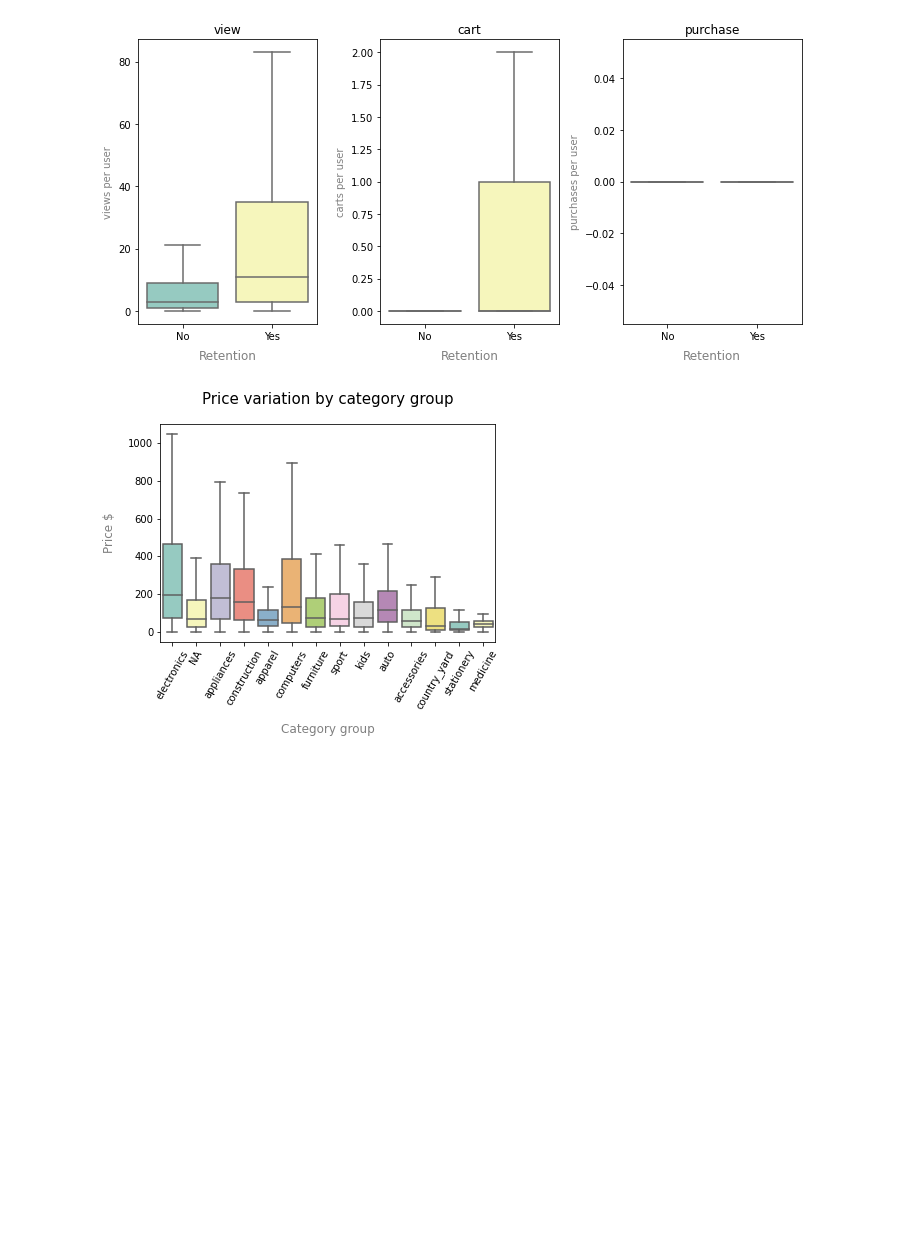
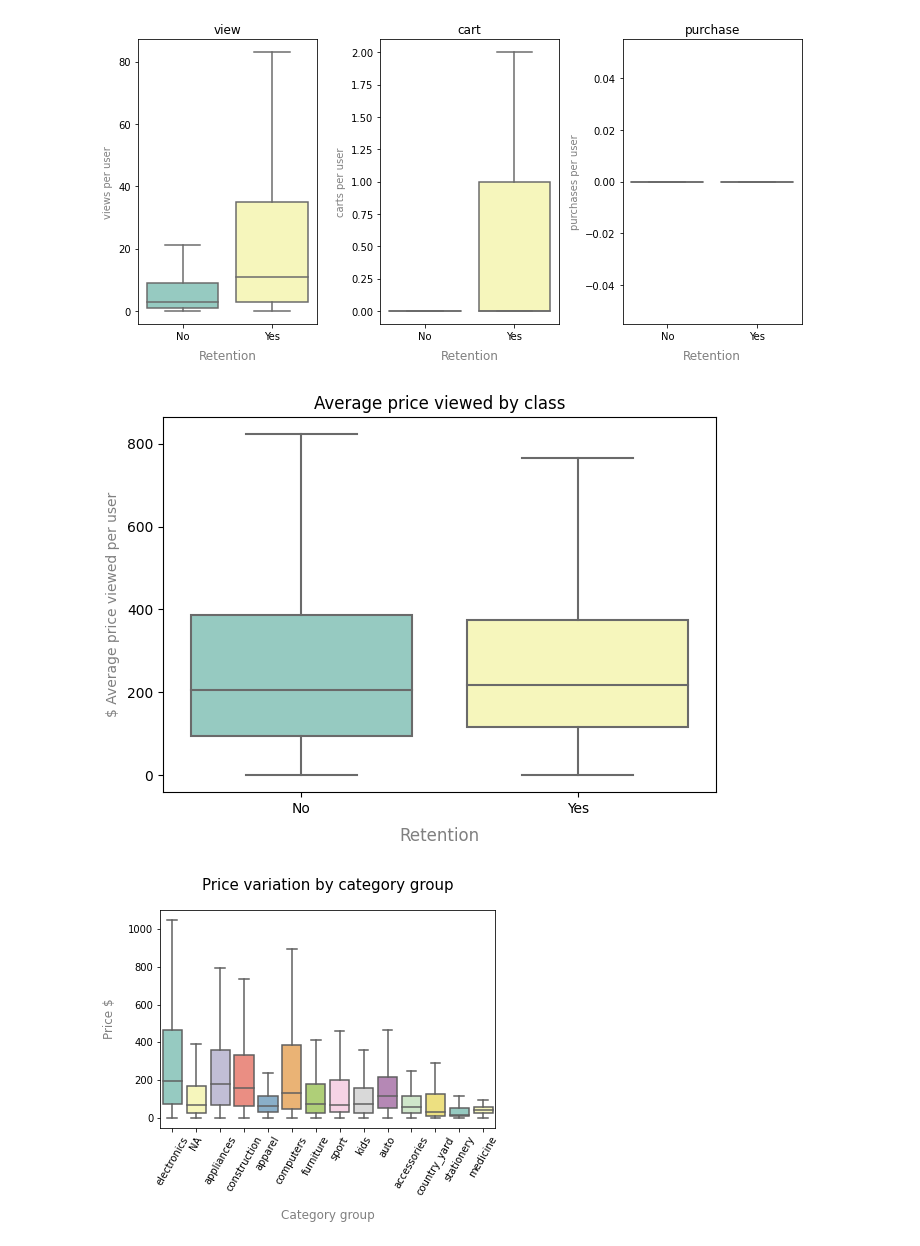
Before and after one commit to yz-joy/user-retention, a Jupyter notebook: Analysis/user-retention-pred.ipynb, the cells around one changed output. Saved outputs shown, nothing was run; the diff lists cells and outputs as text; code cells hidden in the pictures; blank space fills up the shorter version.

```diff
--- a/Analysis/user-retention-pred.ipynb
+++ b/Analysis/user-retention-pred.ipynb
@@ -354,6 +397,22 @@ plt.tight_layout()
 plt.savefig('../Fig/Boxplot of event counts by class.png', bbox_inches="tight")
 # %% [output]
 [figure]
+# %%
+a = sns.boxplot(x='f_retention', y='price', palette='Set3', \
+                data=df_sample[df_sample.event_type=='view'].groupby(['user_id', 'f_retention']).price.mean().reset_index(), \
+                showfliers = False
+               )
+
+a.set_xticklabels(labels=['No', 'Yes'])
+
+a.set_xlabel('Retention', size=12, labelpad=8, color='grey');
+a.set_ylabel('$ Average price viewed per user', size=10, labelpad=5, color='grey');
+a.set_title('Average price viewed by class')
+
+plt.tight_layout()
+plt.savefig('../Fig/Boxplot of average price by class.png', bbox_inches="tight")
+# %% [output]
+[figure, added]
 # %%
 sns.boxplot(x='category_code_first', y='price', palette='Set3', \
             data=df_sample.loc[df_sample.event_type=='view', ['category_code_first', 'product_id', 'price']].drop_duplicates(), \
```
Also changed, not shown: parts of 27 cells of this notebook, 11 other files.
